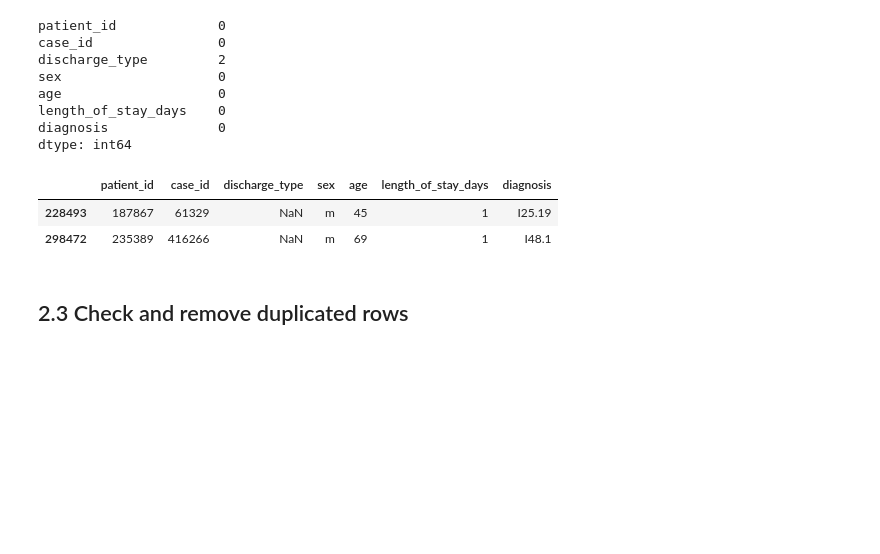
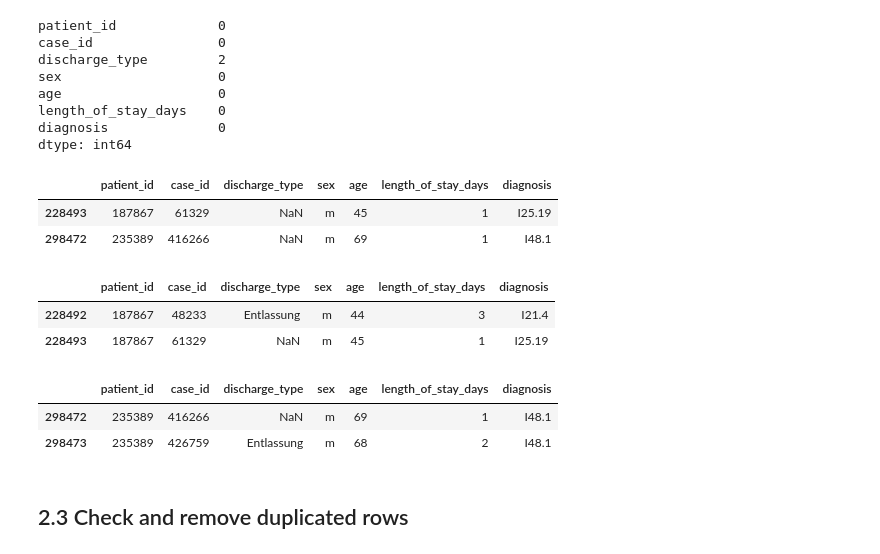
Before and after one commit to Yokopa/hospital-stay-discharge-prediction, a Jupyter notebook: code/2_data_cleaning_eda_clinical.ipynb, the cells around one changed output. Drawn from its saved outputs; the diff is of its cells as text; code cells hidden in the pictures; blank space fills up the shorter version.

Commit message:
data cleaning update

```diff
--- a/code/2_data_cleaning_eda_clinical.ipynb
+++ b/code/2_data_cleaning_eda_clinical.ipynb
@@ -146,16 +146,27 @@ age                    0
 length_of_stay_days    0
 diagnosis              0
 dtype: int64
+# %%
+# View the rows with missing discharge type
+display(clinical_data[clinical_data['discharge_type'].isna()])
+# %% [output]
+|  | patient_id | case_id | discharge_type | sex | age | length_of_stay_days | diagnosis |
+| 228493 | 187867 | 61329 | NaN | m | 45 | 1 | I25.19 |
+| 298472 | 235389 | 416266 | NaN | m | 69 | 1 | I48.1 |
+# %%
+display(clinical_data[clinical_data['patient_id']== 187867])
+
+display(clinical_data[clinical_data['patient_id']== 235389])
+# %% [output]
+|  | patient_id | case_id | discharge_type | sex | age | length_of_stay_days | diagnosis |
+| 228492 | 187867 | 48233 | Entlassung | m | 44 | 3 | I21.4 |
+| 228493 | 187867 | 61329 | NaN | m | 45 | 1 | I25.19 |
+|  | patient_id | case_id | discharge_type | sex | age | length_of_stay_days | diagnosis |
+| 298472 | 235389 | 416266 | NaN | m | 69 | 1 | I48.1 |
+| 298473 | 235389 | 426759 | Entlassung | m | 68 | 2 | I48.1 |
 # %%
-# View the rows with missing discharge type
-display(clinical_data[clinical_data['discharge_type'].isna()])
-
 # Remove the two rows with missing discharge type
 clinical_data.dropna(subset=['discharge_type'], inplace=True)
-# %% [output]
-|  | patient_id | case_id | discharge_type | sex | age | length_of_stay_days | diagnosis |
-| 228493 | 187867 | 61329 | NaN | m | 45 | 1 | I25.19 |
-| 298472 | 235389 | 416266 | NaN | m | 69 | 1 | I48.1 |
 # %% [markdown]
 ## 2.3 Check and remove duplicated rows
 # %%
```
Also changed, not shown: 1 other file.
